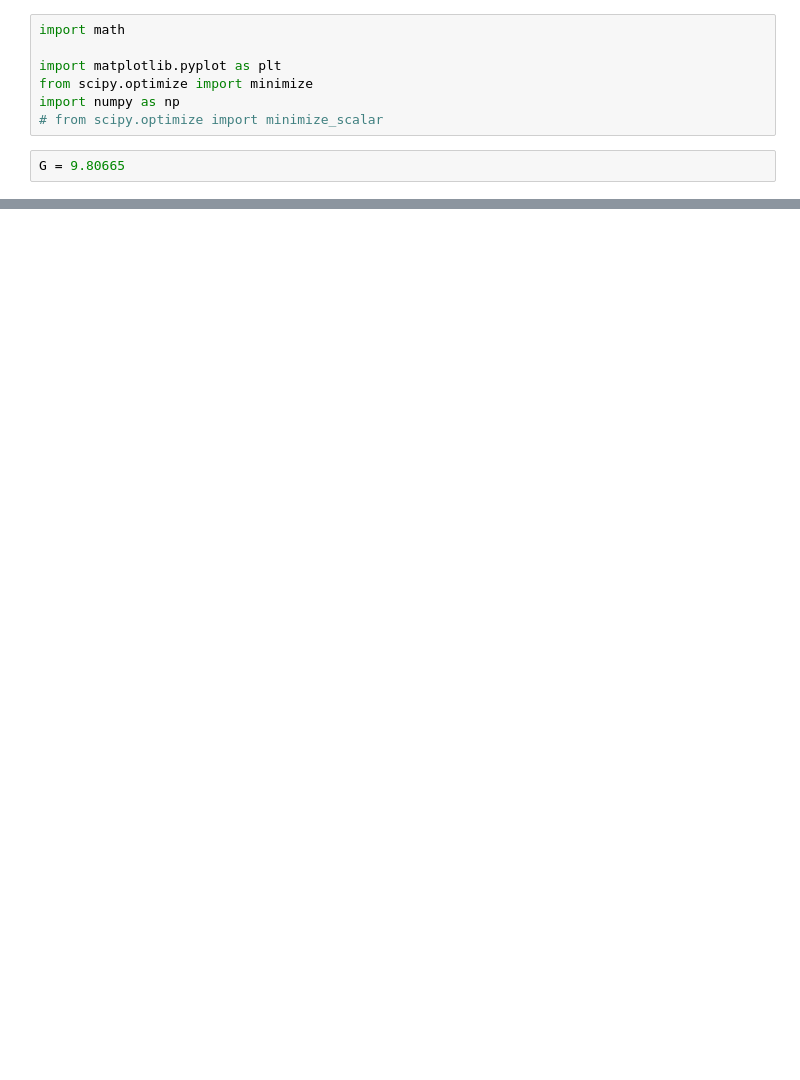
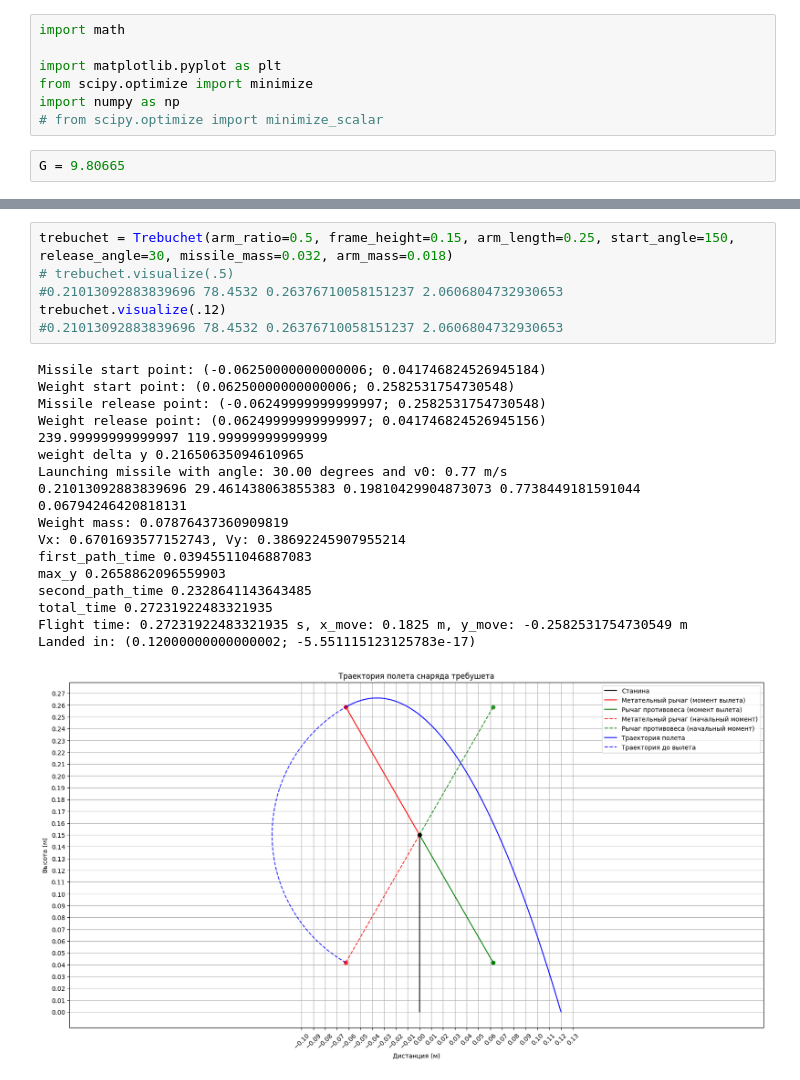
Before and after one commit to Zea-Zee/Mechanics-project, a Jupyter notebook: main.ipynb, the cells around one changed output, grey strips where cells are left out. Drawn from its saved outputs; the diff is of its cells as text; blank space fills up the shorter version.

```diff
--- a/main.ipynb
+++ b/main.ipynb
@@ -131 +150,26 @@ class Trebuchet:
         plt.show()
+# %%
+trebuchet = Trebuchet(arm_ratio=0.5, frame_height=0.15, arm_length=0.25, start_angle=150, release_angle=30, missile_mass=0.032, arm_mass=0.018)
+# trebuchet.visualize(.5)
+#0.21013092883839696 78.4532 0.26376710058151237 2.0606804732930653
+trebuchet.visualize(.12)
+#0.21013092883839696 78.4532 0.26376710058151237 2.0606804732930653
+# %% [output]
+Missile start point: (-0.06250000000000006; 0.041746824526945184)
+Weight start point: (0.06250000000000006; 0.2582531754730548)
+Missile release point: (-0.06249999999999997; 0.2582531754730548)
+Weight release point: (0.06249999999999997; 0.041746824526945156)
+239.99999999999997 119.99999999999999
+weight delta y 0.21650635094610965
+Launching missile with angle: 30.00 degrees and v0: 0.77 m/s
+0.21013092883839696 29.461438063855383 0.19810429904873073 0.7738449181591044
+0.06794246420818131
+Weight mass: 0.07876437360909819
+Vx: 0.6701693577152743, Vy: 0.38692245907955214
+first_path_time 0.03945511046887083
+max_y 0.2658862096559903
+second_path_time 0.2328641143643485
+total_time 0.27231922483321935
+Flight time: 0.27231922483321935 s, x_move: 0.1825 m, y_move: -0.2582531754730549 m
+Landed in: (0.12000000000000002; -5.551115123125783e-17)
+[figure, added]
```
Also changed, not shown: parts of 6 cells of this notebook, 19 other files.
